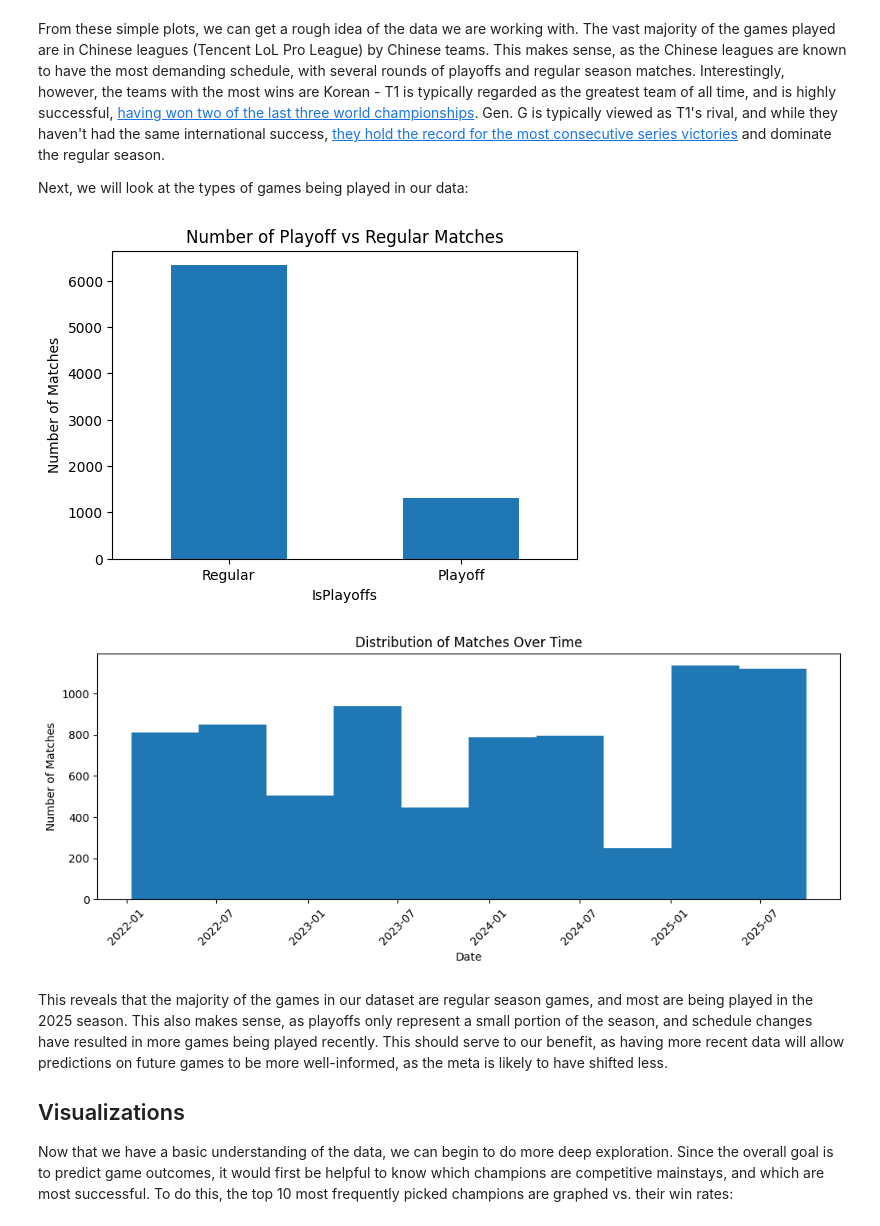
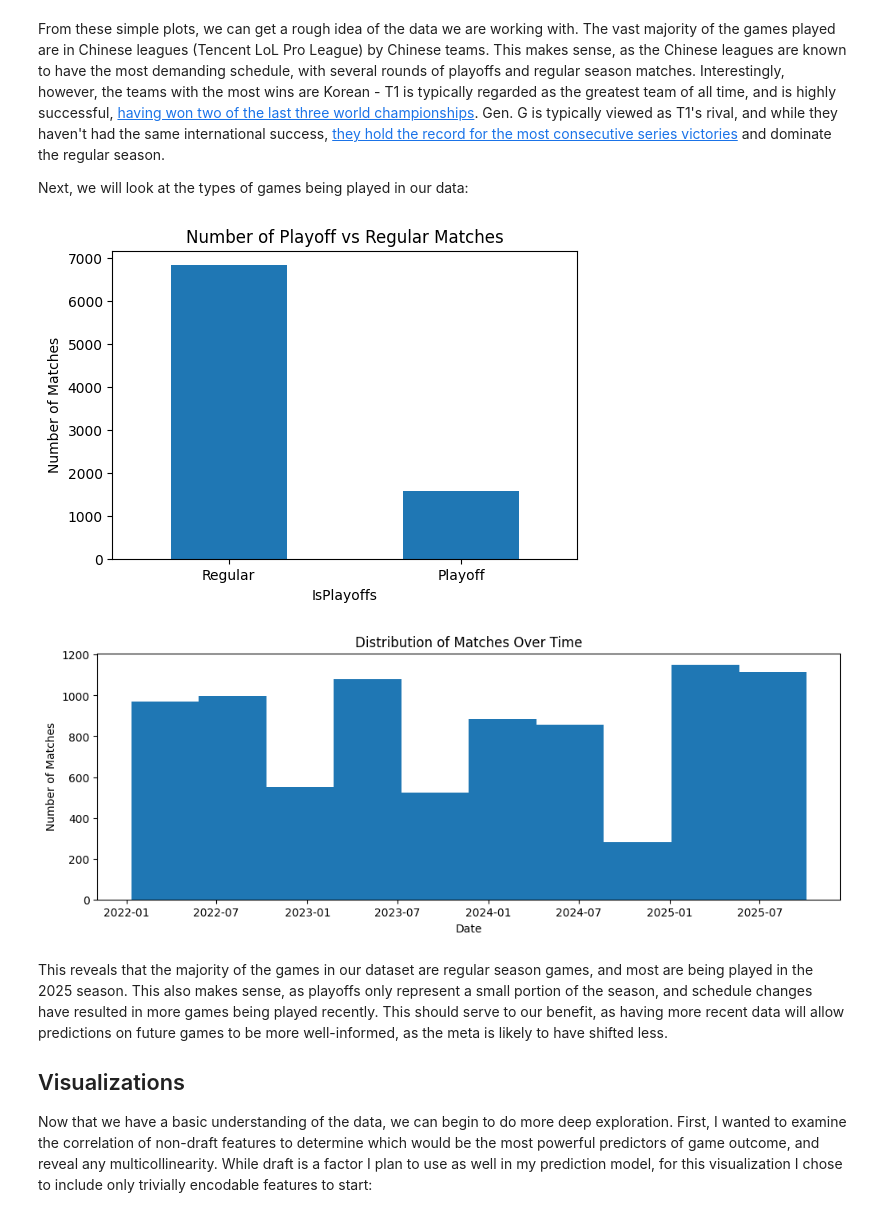
Before and after one commit to km5762/lol-esports-match-prediction, a Jupyter notebook: eda.ipynb, the cells around one changed output. Saved outputs shown, nothing was run; the diff lists cells and outputs as text; code cells hidden in the pictures.

```diff
--- a/eda.ipynb
+++ b/eda.ipynb
@@ -35,7 +35,7 @@ Fetching these rows is done in batches to reduce the load on the API and avoid r
 # %%
 from mwrogue.esports_client import EsportsClient
 from cached_cargo_client import CachedCargoClient
-from datetime import datetime
+from datetime import datetime, timezone
 
 
 site = EsportsClient("lol")
@@ -43,8 +43,7 @@ cached_client = CachedCargoClient(site.cargo_client)
 
 
 def get_cutoff(years_back=2):
-    # Stable cutoff: start of the year X years ago
-    year = datetime.utcnow().year - years_back
+    year = datetime.now(timezone.utc).year - years_back
     return f"{year}-01-01 00:00:00"
 
 
@@ -60,12 +59,12 @@ def fetch_games(years_back=3):
                 "T.Region, T.League, T.IsPlayoffs, T.Name, "
                 "MSG.Blue, MSG.Red, MSG.Selection, SG.WinTeam, SG.Team1Score, "
                 "SG.Team1, SG.Team2, SG.Team2Score, SG.Team1Bans, SG.Team2Bans, SG.Team1Picks, "
-                "SG.Team2Picks, SG.Patch, SG.DateTime_UTC"
+                "SG.Team2Picks, SG.LegacyPatch, SG.DateTime_UTC"
             ),
             join_on="MSG.GameId = SG.GameId, MS.MatchId = MSG.MatchId, MS.OverviewPage = T.OverviewPage",
             where=(
                 "T.TournamentLevel = 'Primary' "
-                "AND T.Region IN ('Americas', 'China', 'Korea', 'Europe', 'International', 'EMEA') "
+                "AND T.Region IN ('Americas', 'China', 'Korea', 'Europe', 'International', 'EMEA', 'North America') "
                 "AND SG.WinTeam IS NOT NULL "
                 "AND MS.FF IS NULL "
                 "AND MSG.IsRemake IS NULL "
@@ -83,9 +82,9 @@ def fetch_games(years_back=3):
 
     for game in all_games:
         if game["Team1"] == game["Blue"]:
-            game["Team1Blue"] = "1"
+            game["Team1Blue"] = 1
         else:
-            game["Team1Blue"] = "0"
+            game["Team1Blue"] = 0
         del game["Blue"]
         del game["Red"]
 
@@ -154,3 +161,27 @@ Name: count, dtype: int64
+# %%
+from packaging.version import Version
+
+# convert data types
+df["DateTime UTC"] = pd.to_datetime(df["DateTime UTC"])
+df["LegacyPatch"] = df["LegacyPatch"].apply(Version)
+df["Team1Win"] = (df["WinTeam"] == df["Team1"]).astype(int)
+df["Team1HasSelection"] = (df["Selection"] == df["Team1"]).astype(int)
+df["IsPlayoffs"] = df["IsPlayoffs"].astype(int)
+df["Team1Score"] = df["Team1Score"].astype(int)
+df["Team2Score"] = df["Team2Score"].astype(int)
+
+# normalize the region names, as EMEA is the newer name for European LoL, Americas is the newer name for the new combined North/South American league
+region_map = {
+    "Europe": "EMEA",
+    "EMEA": "EMEA",
+    "North America": "Americas",
+    "Americas": "Americas",
+    "China": "China",
+    "Korea": "Korea",
+    "International": "International",
+}
+
+df["Region"] = df["Region"].replace(region_map)
 # %% [markdown]
 ## Basic Data Characteristics
 
@@ -174,26 +205,23 @@ Next, we will look at the types of games being played in our data:
 # %%
 plt.figure(figsize=(6, 4))
 df["IsPlayoffs"].value_counts().plot(kind="bar")
 plt.xticks([0, 1], ["Regular", "Playoff"], rotation=0)
 plt.ylabel("Number of Matches")
 plt.title("Number of Playoff vs Regular Matches")
 plt.show()
 
-df["DateTime UTC"] = pd.to_datetime(df["DateTime UTC"])
-
 plt.figure(figsize=(12, 4))
 plt.hist(df["DateTime UTC"], bins=10)
 plt.xlabel("Date")
 plt.ylabel("Number of Matches")
 plt.title("Distribution of Matches Over Time")
-plt.xticks(rotation=45)
 plt.show()
 # %% [output]
-[figure, old version]
+[figure, new version]
-[figure, old version]
+[figure, new version]
 # %% [markdown]
 This reveals that the majority of the games in our dataset are regular season games, and most are being played in the 2025 season. This also makes sense, as playoffs only represent a small portion of the season, and schedule changes have resulted in more games being played recently. This should serve to our benefit, as having more recent data will allow predictions on future games to be more well-informed, as the meta is likely to have shifted less.
 
 ## Visualizations
 
-Now that we have a basic understanding of the data, we can begin to do more deep exploration. Since the overall goal is to predict game outcomes, it would first be helpful to know which champions are competitive mainstays, and which are most successful. To do this, the top 10 most frequently picked champions are graphed vs. their win rates:
+Now that we have a basic understanding of the data, we can begin to do more deep exploration. First, I wanted to examine the correlation of non-draft features to determine which would be the most powerful predictors of game outcome, and reveal any multicollinearity. While draft is a factor I plan to use as well in my prediction model, for this visualization I chose to include only trivially encodable features to start:
```
Also changed, not shown: parts of 19 cells of this notebook.
